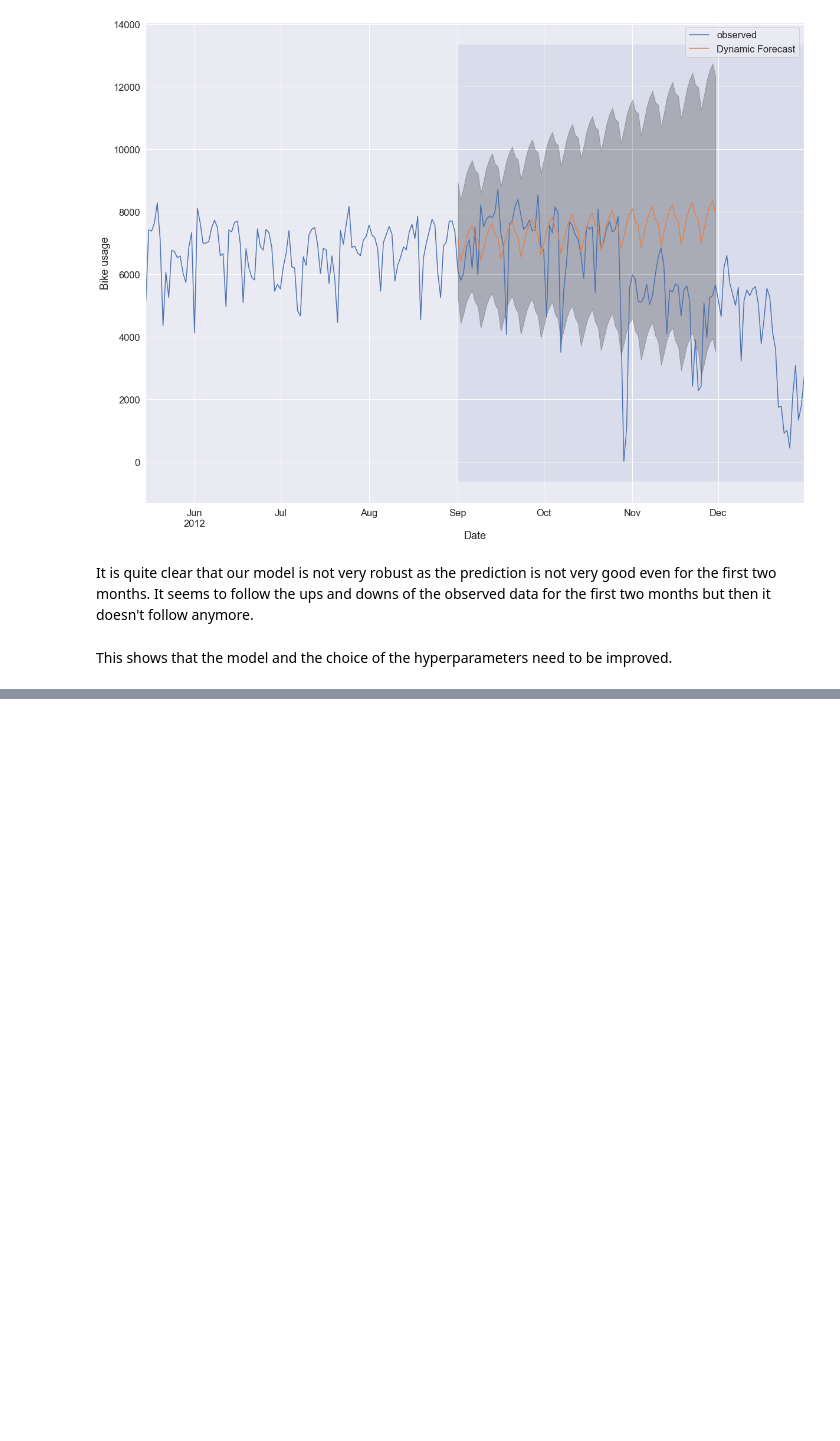
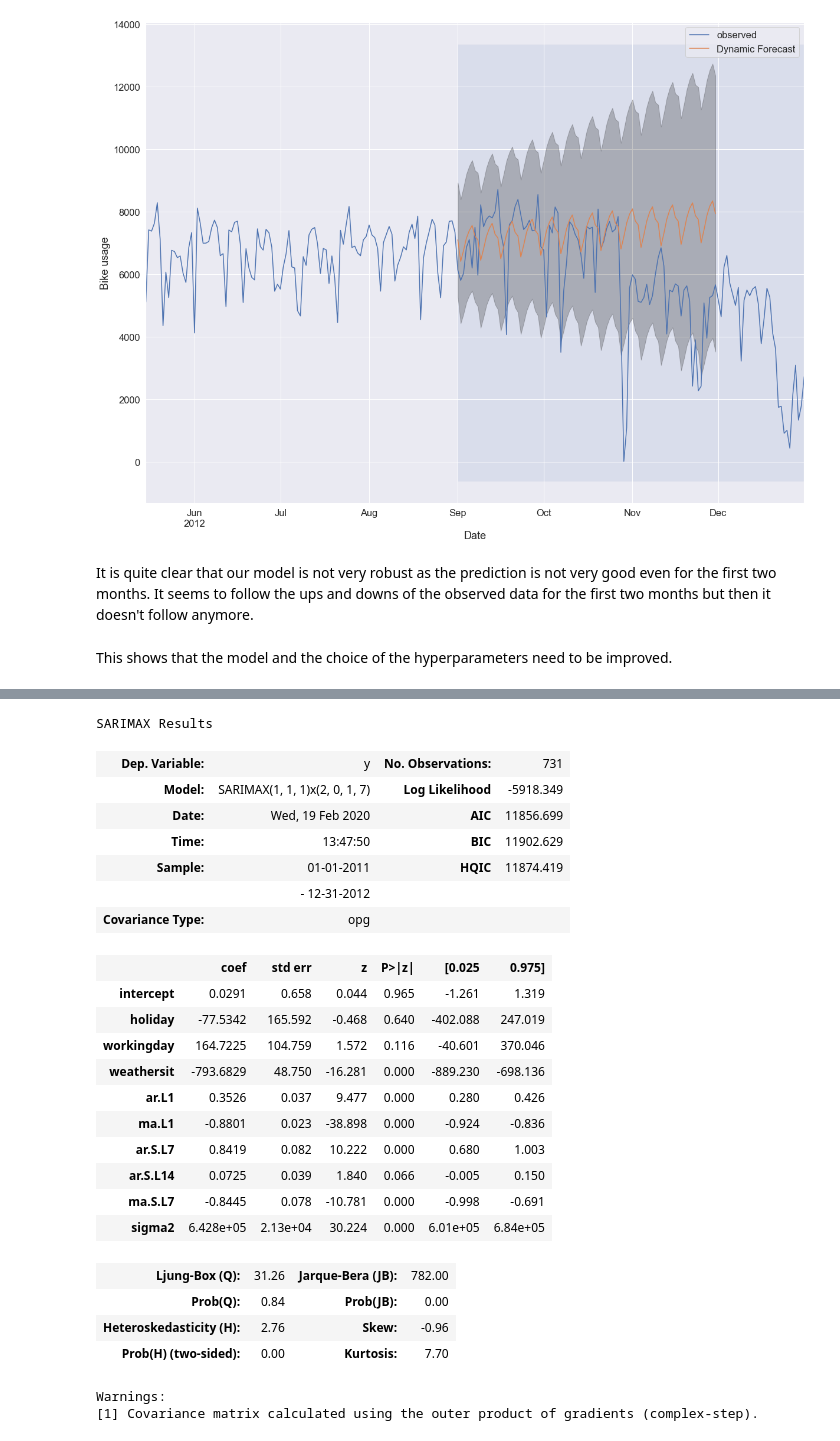
Before and after one commit to laurent-guerguy/Project-5-Bikesharing-Predict-Bike-Usage, a Jupyter notebook: your-project/Bike share Analysis.ipynb, the cells around one changed output, grey strips where cells are left out. Drawn from its saved outputs; the diff is of its cells as text; code cells hidden in the pictures; blank space fills up the shorter version.

```diff
--- a/your-project/Bike share Analysis.ipynb
+++ b/your-project/Bike share Analysis.ipynb
@@ -443,0 +562,3 @@ This shows that the model and the choice of the hyperparameters need to be impro
+# %%
+# Define the exogenous dataframe that is going to be used in the SARIMAX model
+exogenous = days[['holiday','workingday','weathersit']]
@@ -443,0 +575,29 @@ This shows that the model and the choice of the hyperparameters need to be impro
+# %%
+# Apply the autoarima to the "cnt" column of the dataframe
+auto_arima(days['cnt'], exogenous = exogenous, seasonal=True, m=7).summary()
+# %% [output]
+SARIMAX Results
+| Dep. Variable: | y | No. Observations: | 731 |
+| Model: | SARIMAX(1, 1, 1)x(2, 0, 1, 7) | Log Likelihood | -5918.349 |
+| Date: | Wed, 19 Feb 2020 | AIC | 11856.699 |
+| Time: | 13:47:50 | BIC | 11902.629 |
+| Sample: | 01-01-2011 | HQIC | 11874.419 |
+|  | - 12-31-2012 |  |  |
+| Covariance Type: | opg |  |  |
+|  | coef | std err | z | P>|z| | [0.025 | 0.975] |
+| intercept | 0.0291 | 0.658 | 0.044 | 0.965 | -1.261 | 1.319 |
+| holiday | -77.5342 | 165.592 | -0.468 | 0.640 | -402.088 | 247.019 |
+| workingday | 164.7225 | 104.759 | 1.572 | 0.116 | -40.601 | 370.046 |
+| weathersit | -793.6829 | 48.750 | -16.281 | 0.000 | -889.230 | -698.136 |
+| ar.L1 | 0.3526 | 0.037 | 9.477 | 0.000 | 0.280 | 0.426 |
+| ma.L1 | -0.8801 | 0.023 | -38.898 | 0.000 | -0.924 | -0.836 |
+| ar.S.L7 | 0.8419 | 0.082 | 10.222 | 0.000 | 0.680 | 1.003 |
+| ar.S.L14 | 0.0725 | 0.039 | 1.840 | 0.066 | -0.005 | 0.150 |
+| ma.S.L7 | -0.8445 | 0.078 | -10.781 | 0.000 | -0.998 | -0.691 |
+| sigma2 | 6.428e+05 | 2.13e+04 | 30.224 | 0.000 | 6.01e+05 | 6.84e+05 |
+| Ljung-Box (Q): | 31.26 | Jarque-Bera (JB): | 782.00 |
+| Prob(Q): | 0.84 | Prob(JB): | 0.00 |
+| Heteroskedasticity (H): | 2.76 | Skew: | -0.96 |
+| Prob(H) (two-sided): | 0.00 | Kurtosis: | 7.70 |
+Warnings:
+[1] Covariance matrix calculated using the outer product of gradients (complex-step).
```
Also changed, not shown: parts of 49 cells of this notebook, 3 other files.
